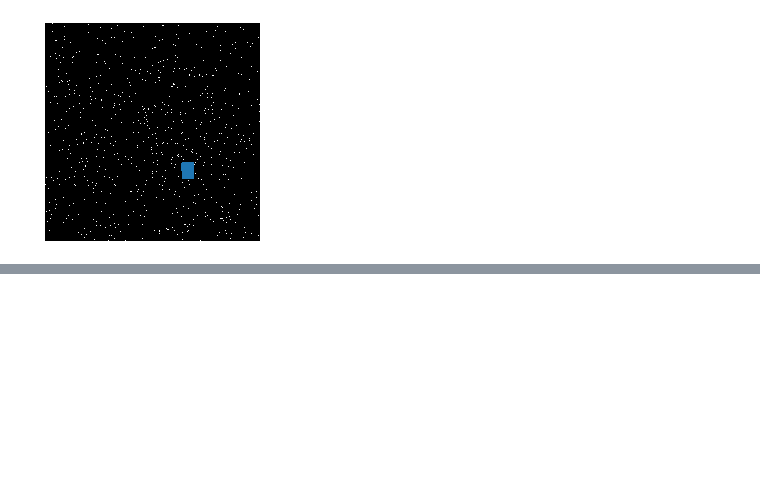
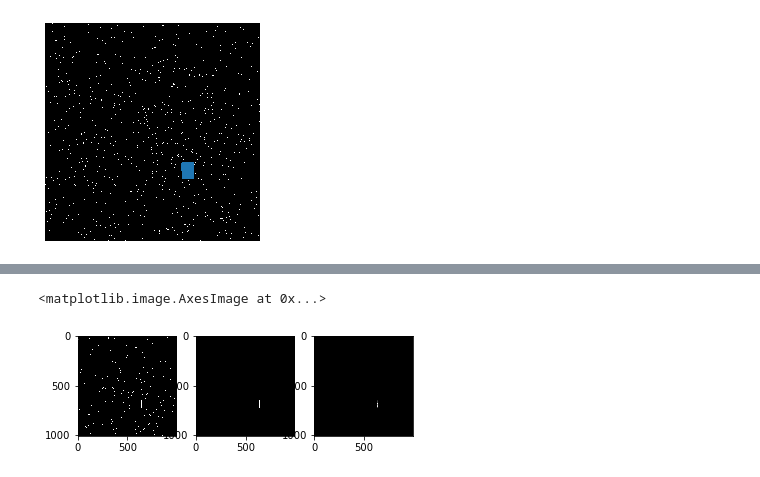
Before and after one commit to 20edo/PIV, a Jupyter notebook: Notebooks/Flash_removal.ipynb, the cells around one changed output, grey strips where cells are left out. Cells and saved outputs as stored; diff of their text form; code cells hidden in the pictures; blank space fills up the shorter version.

```diff
--- a/Notebooks/Flash_removal.ipynb
+++ b/Notebooks/Flash_removal.ipynb
@@ -142,0 +156,22 @@ plt.savefig('name', dpi = 1000)
+# %%
+mask = np.zeros_like(frame_a)
+
+ax = plt.subplot(131)
+ax.imshow(frame_a, cmap=plt.cm.gray)
+for region in flashed_regions:
+    min_row, min_col, max_row, max_col = region.bbox
+    mask[min_row:max_row,min_col:max_col] = region.filled_image
+
+ax = plt.subplot(132)
+ax.imshow(mask, cmap=plt.cm.gray)
+
+# Seed a generator for results to be reproducibles
+generator = np.random.default_rng(0)
+noise = generator.uniform(0,255, np.shape(mask))
+noise = noise*mask
+
+ax = plt.subplot(133)
+ax.imshow(noise, cmap=plt.cm.gray)
+# %% [output]
+<matplotlib.image.AxesImage at 0x...>
+[figure, added]
```
Also changed, not shown: parts of 5 cells of this notebook, 4 other files.
